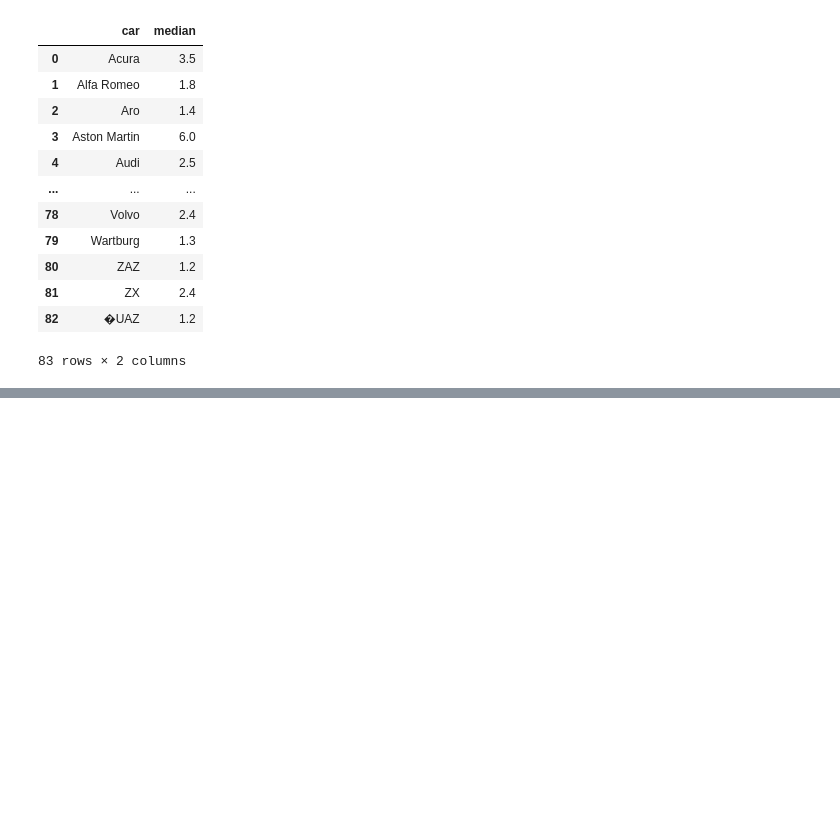
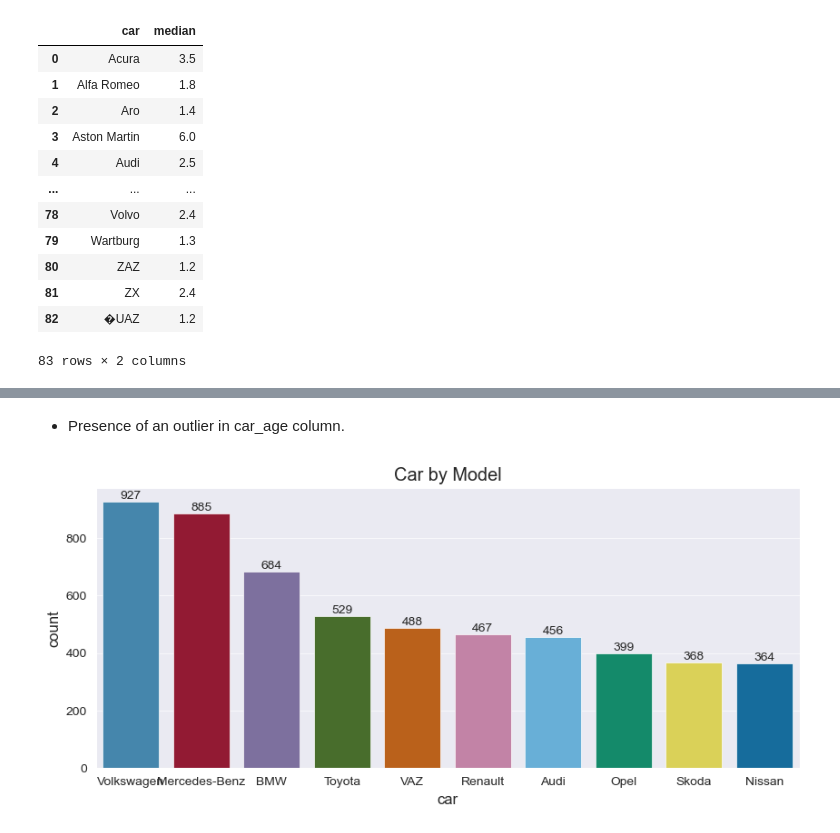
Before and after one commit to chemutai254/ML_Projects, a Jupyter notebook: EDA/SoranAutomobiles.ipynb, the cells around one changed output, grey strips where cells are left out. Saved outputs shown, nothing was run; the diff lists cells and outputs as text; code cells hidden in the pictures; blank space fills up the shorter version.

```diff
--- a/EDA/SoranAutomobiles.ipynb
+++ b/EDA/SoranAutomobiles.ipynb
@@ -323,0 +405,13 @@ def fill_missing_engV(df):
+# %% [markdown]
+- Presence of an outlier in car_age column.
+# %%
+from collections import Counter
+
+# Get the Car Models
+plt.figure(figsize=(10,4))
+car = sns.countplot(x=df['car'], order=df['car'].value_counts().nlargest(10).index, data=df['car'])
+car.bar_label(container=car.containers[0], label=df['car'].value_counts())
+plt.title('Car by Model')
+plt.show();
+# %% [output]
+[figure, added]
```
Also changed, not shown: parts of 27 cells of this notebook, 1 other file.
